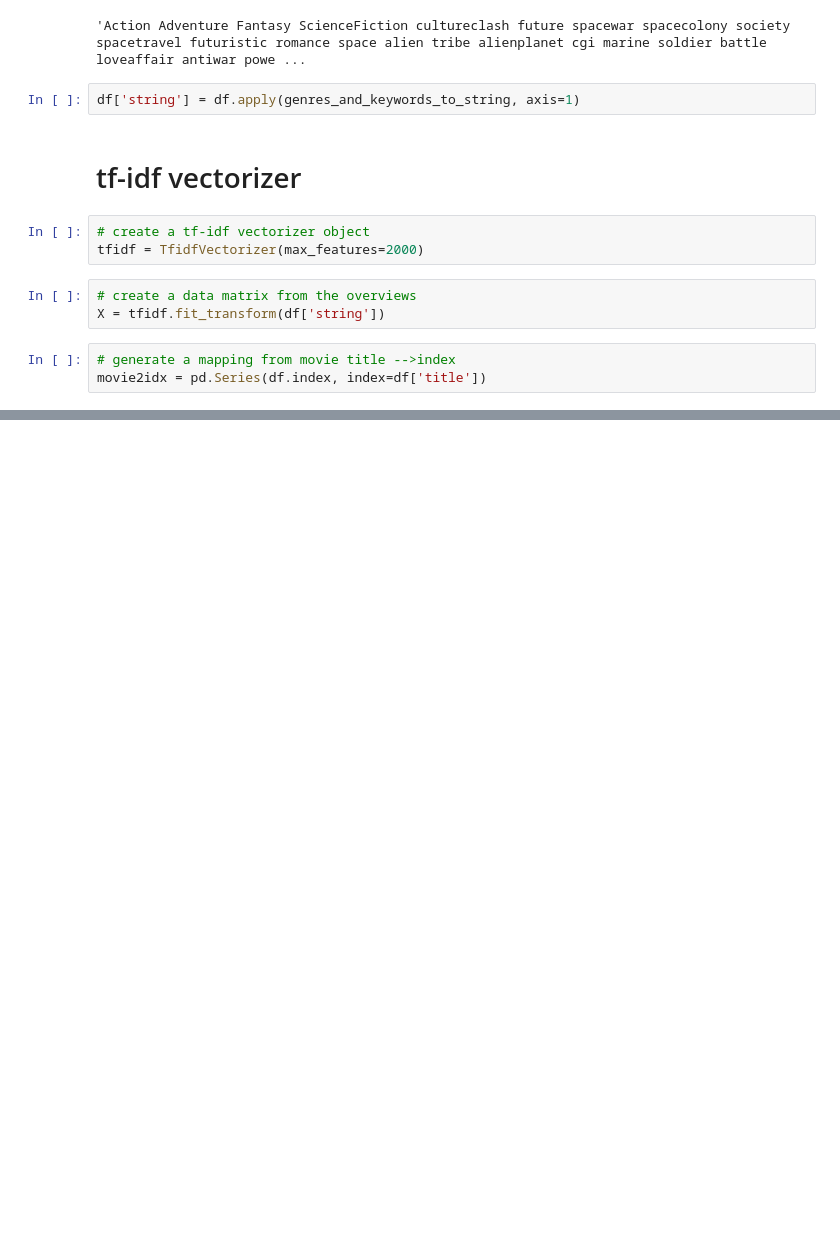
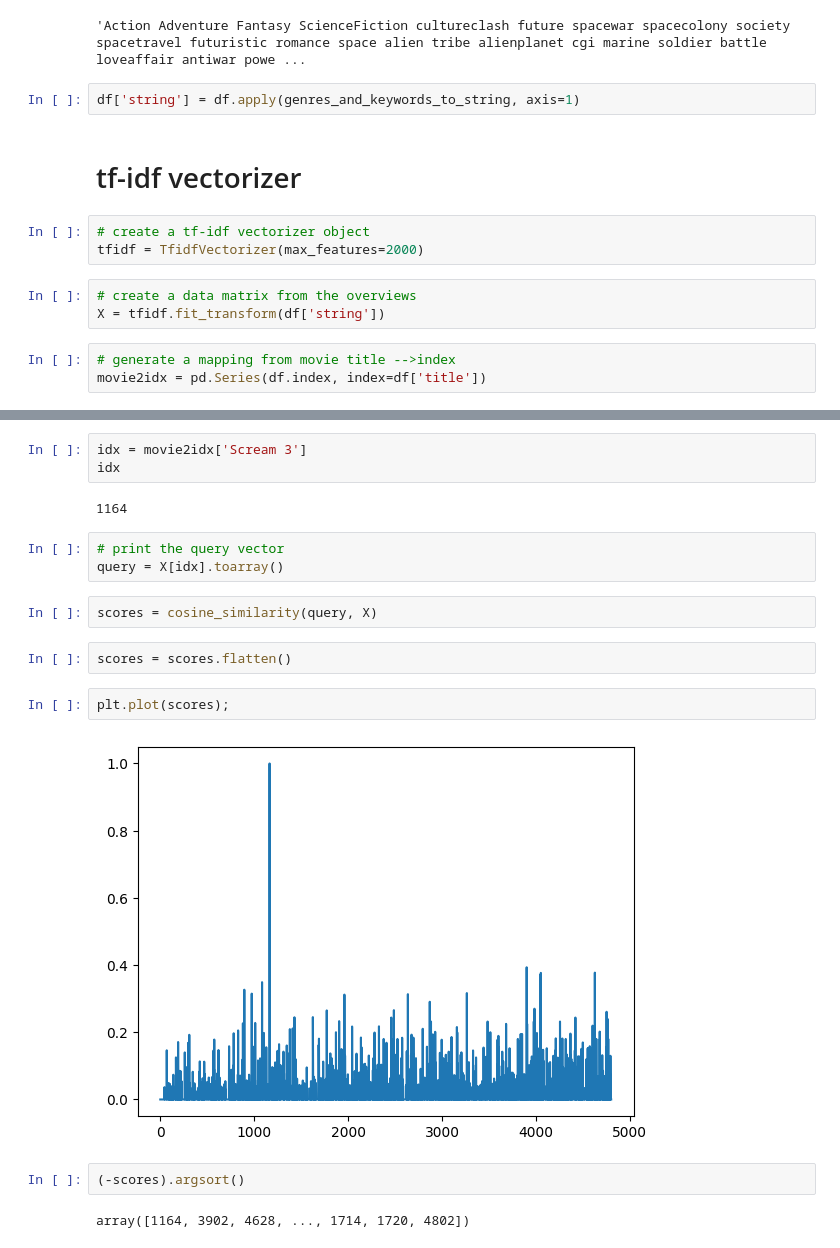
Before and after one commit to Iditc/NLP, a Jupyter notebook: TFIDF_Recommender_System.ipynb, the cells around one changed output, grey strips where cells are left out. Drawn from its saved outputs; the diff is of its cells as text; blank space fills up the shorter version.

```diff
--- a/TFIDF_Recommender_System.ipynb
+++ b/TFIDF_Recommender_System.ipynb
@@ -102,0 +117,20 @@ movie2idx
+# %%
+idx = movie2idx['Scream 3']
+idx
+# %% [output]
+1164
+# %%
+# print the query vector
+query = X[idx].toarray()
+# %%
+scores = cosine_similarity(query, X)
+# %%
+scores = scores.flatten()
+# %%
+plt.plot(scores);
+# %% [output]
+[figure, added]
+# %%
+(-scores).argsort()
+# %% [output]
+array([1164, 3902, 4628, ..., 1714, 1720, 4802])
```
Also changed, not shown: parts of 4 cells of this notebook.
